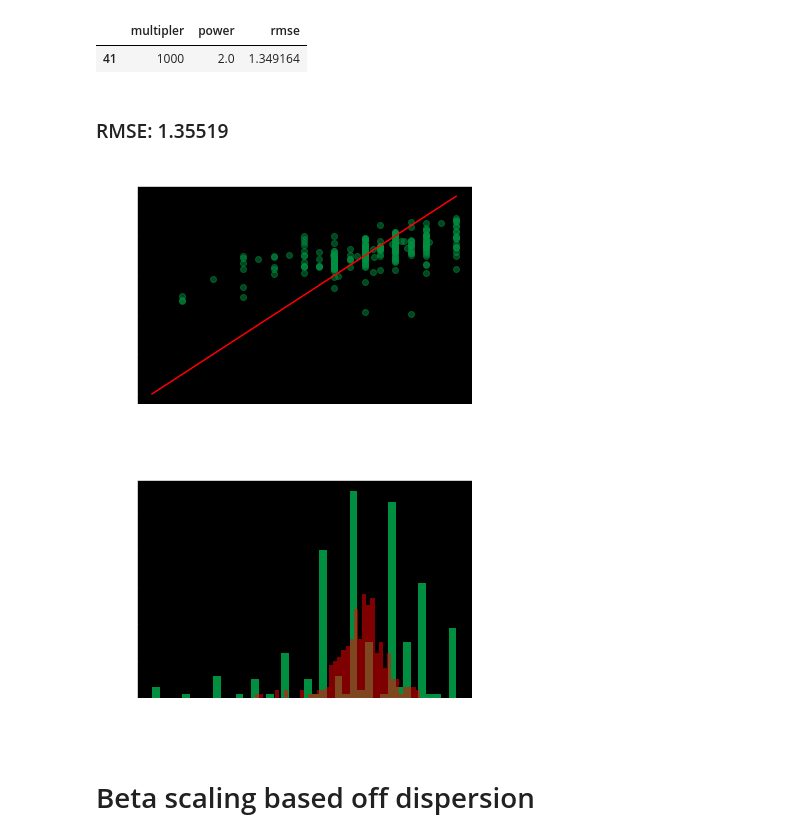
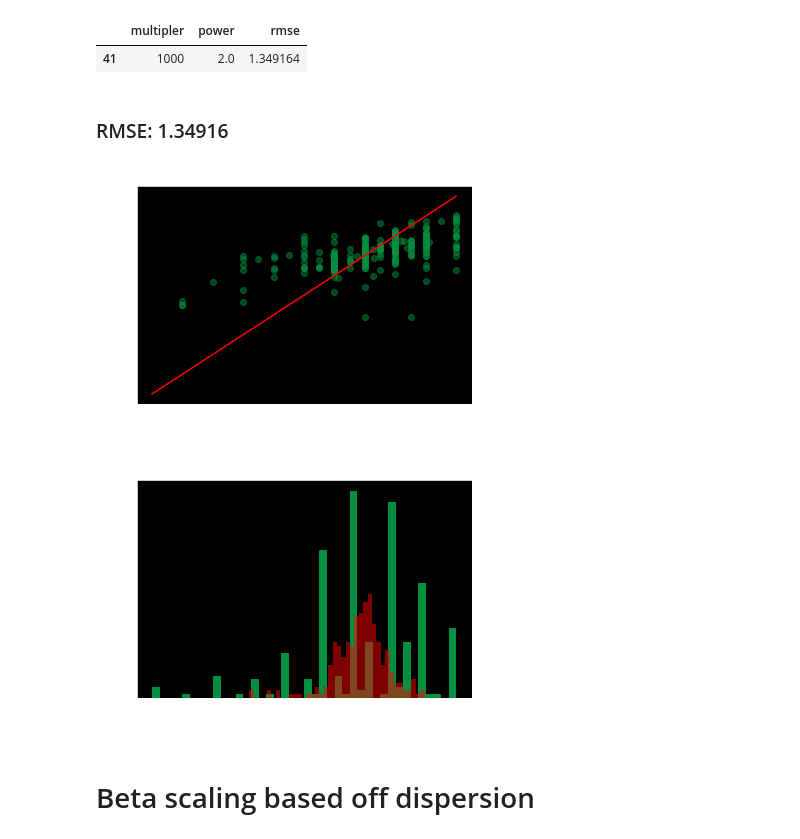
Before and after one commit to garrettseward/boardgame-sentiment, a Jupyter notebook: notebooks/model.ipynb, the cells around one changed output. Saved outputs shown, nothing was run; the diff lists cells and outputs as text; code cells hidden in the pictures.

```diff
--- a/notebooks/model.ipynb
+++ b/notebooks/model.ipynb
@@ -122,17 +122,17 @@ combinations_df.nsmallest(1, 'rmse')
 | 41 | 1000 | 2.0 | 1.349164 |
 # %%
 multipler = 1000
-power = 1.8
+power = 2
 distance_point = game_reviews.rating.median()
 alpha = multipler * abs(weights - distance_point)**power + 1
 Qone_scaled = Qone.multiply(alpha, axis=1)
 N_total = train.multiply(alpha, axis=1).sum(axis=1)
 predictions = Qone_scaled.sum(axis=1) / N_total
 util.plot_results(test, predictions)
 # %% [output]
-### RMSE: 1.35519
+### RMSE: 1.34916
-[figure, old version]
+[figure, new version]
-[figure, old version]
+[figure, new version]
 # %% [markdown]
 # Beta scaling based off dispersion
 # %% [markdown]
```
Also changed, not shown: parts of 2 cells of this notebook.
